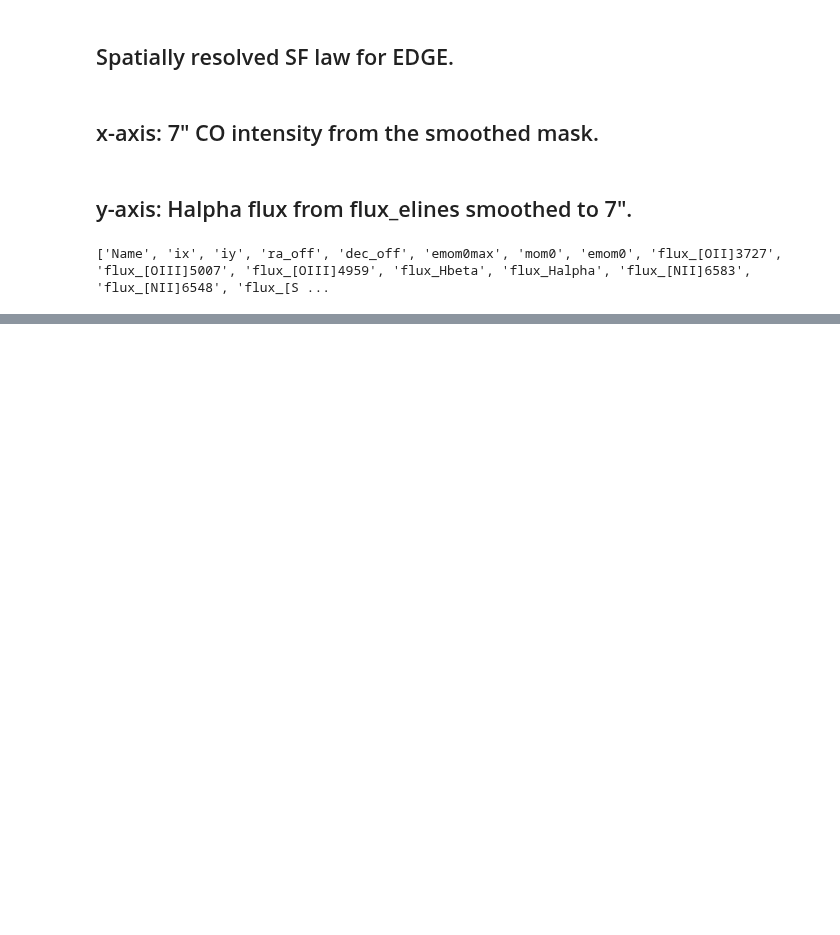
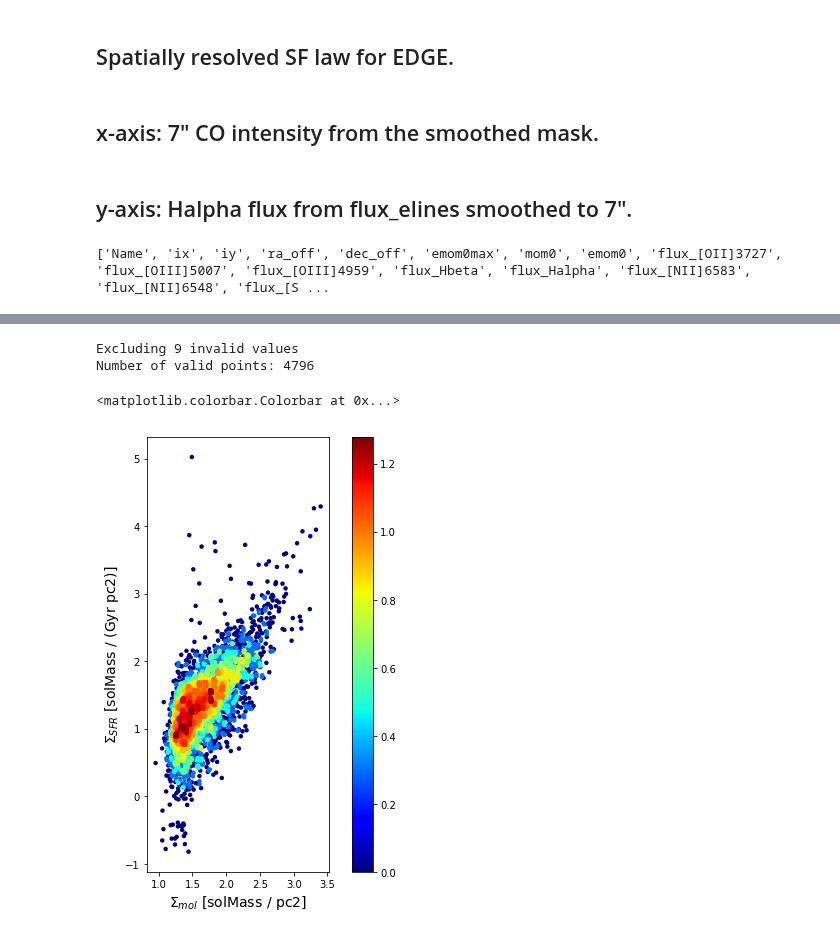
Before and after one commit to tonywong94/edge_pydb, a Jupyter notebook: demo_notebk/SFLaw-edge.ipynb, the cells around one changed output, grey strips where cells are left out. Saved outputs shown, nothing was run; the diff lists cells and outputs as text; code cells hidden in the pictures; blank space fills up the shorter version.

```diff
--- a/demo_notebk/SFLaw-edge.ipynb
+++ b/demo_notebk/SFLaw-edge.ipynb
@@ -56,24 +24,0 @@ plt.colorbar(sc)
-# %%
-# Convert Halpha intensity to A_V-corrected SFR surface density
-def sfr_ha(flux_ha, flux_hb):
-    # Extinction curve from Cardelli+(1989).
-    K_Ha = 2.53
-    K_Hb = 3.61
-    # Eq(1) from Catalan-Torrecilla+(2015).
-    A_Ha = K_Ha/(-0.4*(K_Ha-K_Hb)) * np.log10((flux_ha/flux_hb)/2.86)
-    A_Ha[A_Ha < 0] = 0.
-    flux_ha_cor = flux_ha * 10**(0.4*A_Ha)
-    # line flux is actually flux per arcsec2
-    sterad = (u.sr/u.arcsec**2).decompose()   # 206265^2
-    sb_ha  = flux_ha_cor * sterad   # flux per steradian
-    lsd_ha = 4*np.pi * sb_ha
-    # Eq(4) from Catalan-Torrecilla+(2015).
-    lumcon = 5.5e-42 * (u.solMass/u.yr) / (u.erg/u.s)
-    sigsfr = (lumcon * lsd_ha).to(u.solMass/(u.pc**2*u.Gyr))
-    return sigsfr
-# %%
-# Convert CO intensity to H2(+He) surface density
-def msd_co(sb_co, alphaco=4.3):
-    convfac = alphaco * (u.solMass/u.pc**2) / (u.K*u.km/u.s)
-    sig_mol = (convfac*sb_co).to(u.solMass/u.pc**2)
-    return sig_mol
@@ -109,0 +25,9 @@ plt.colorbar(sc)
+# %%
+# Apply a 3-sigma cut to both axes
+det = (jointbl['mom0']>3*jointbl['emom0']) & (
+    jointbl['flux_Halpha']>3*jointbl['e_flux_Halpha'])
+codata = jointbl['mom0'][det]
+hadata = jointbl['flux_Halpha'][det]
+sig_mol = msd_co(codata, name='sig_mol')
+sig_sfr = sfr_ha(hadata, jointbl['flux_Hbeta'][det], name='sig_sfr')
+print('Number of CO and Ha detections:',len(codata))
@@ -109,0 +49,20 @@ plt.colorbar(sc)
+# %%
+not_nan = (~np.isnan(sig_mol)) & (~np.isnan(sig_sfr)) & (sig_mol>0) & (sig_sfr>0)
+print('Excluding {} invalid values'.format(len(np.nonzero(~not_nan)[0])))
+print('Number of valid points:',len(np.nonzero(not_nan)[0]))
+# %% [output]
+Excluding 9 invalid values
+Number of valid points: 4796
+# %%
+# Make the scatter plot (physical values)
+x_det, y_det, z_det, *hist = xy2hist(sig_mol[not_nan], sig_sfr[not_nan], log=True)
+fig, ax = plt.subplots(figsize=(8,8))
+cm = plt.cm.get_cmap('jet')
+sc = ax.scatter(x_det, y_det, c=z_det, s=20, edgecolor='', cmap=cm)
+plt.xlabel(r'$\Sigma_{mol}$ ['+str(sig_mol.unit)+']',fontsize=14)
+plt.ylabel(r'$\Sigma_{SFR}$ ['+str(sig_sfr.unit)+']',fontsize=14)
+ax.set_aspect('equal')
+plt.colorbar(sc)
+# %% [output]
+<matplotlib.colorbar.Colorbar at 0x...>
+[figure, added]
```
Also changed, not shown: parts of 5 cells of this notebook, 3 other files.
